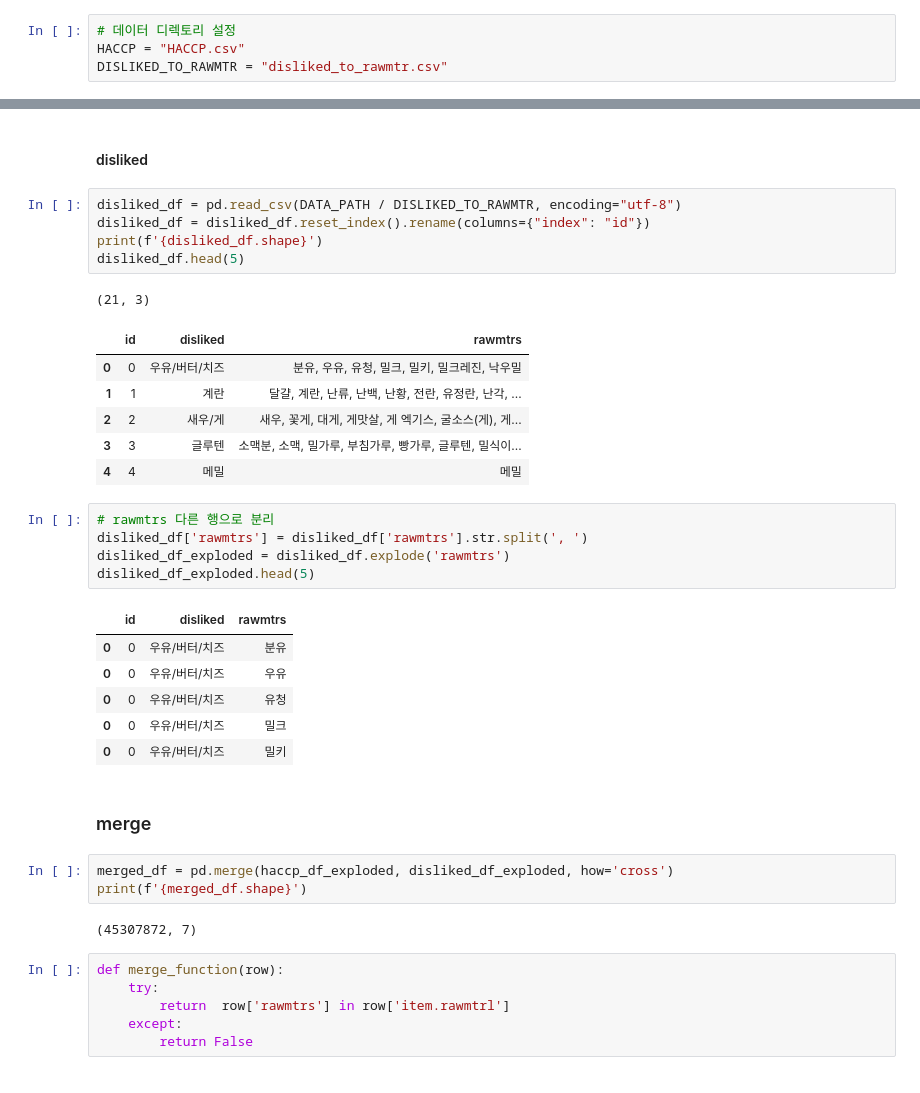
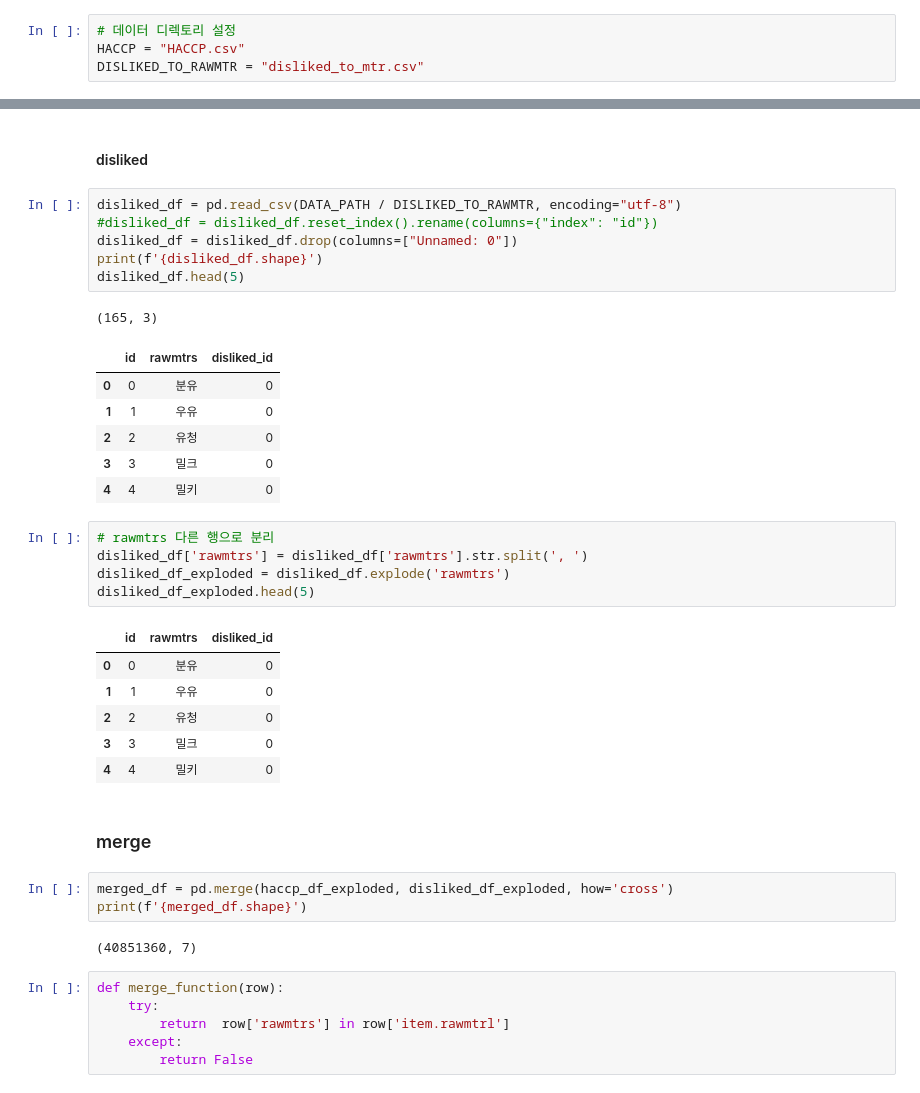
Before and after one commit to songahh/KOFOOS, a Jupyter notebook: data/rawmtr/rawmtr.ipynb, the cells around one changed output, grey strips where cells are left out. Drawn from its saved outputs; the diff is of its cells as text.

```diff
--- a/data/rawmtr/rawmtr.ipynb
+++ b/data/rawmtr/rawmtr.ipynb
@@ -48,7 +75,7 @@ search(pname="게", exclude=None)
 # %%
 # 데이터 디렉토리 설정
 HACCP = "HACCP.csv"
-DISLIKED_TO_RAWMTR = "disliked_to_rawmtr.csv"
+DISLIKED_TO_RAWMTR = "disliked_to_mtr.csv"
 # %%
 # haccp dataframe 열기
 haccp_df = pd.read_csv(DATA_PATH / HACCP, encoding="utf-8")
@@ -80,36 +107,37 @@ haccp_df_exploded.head(5)
 #### disliked
 # %%
 disliked_df = pd.read_csv(DATA_PATH / DISLIKED_TO_RAWMTR, encoding="utf-8")
-disliked_df = disliked_df.reset_index().rename(columns={"index": "id"})
+#disliked_df = disliked_df.reset_index().rename(columns={"index": "id"})
+disliked_df = disliked_df.drop(columns=["Unnamed: 0"])
 print(f'{disliked_df.shape}')
 disliked_df.head(5)
 # %% [output]
-(21, 3)
+(165, 3)
-|  | id | disliked | rawmtrs |
-| 0 | 0 | 우유/버터/치즈 | 분유, 우유, 유청, 밀크, 밀키, 밀크레진, 낙우밀 |
-| 1 | 1 | 계란 | 달걀, 계란, 난류, 난백, 난황, 전란, 유정란, 난각, ... |
-| 2 | 2 | 새우/게 | 새우, 꽃게, 대게, 게맛살, 게 엑기스, 굴소스(게), 게... |
-| 3 | 3 | 글루텐 | 소맥분, 소맥, 밀가루, 부침가루, 빵가루, 글루텐, 밀식이... |
-| 4 | 4 | 메밀 | 메밀 |
+|  | id | rawmtrs | disliked_id |
+| 0 | 0 | 분유 | 0 |
+| 1 | 1 | 우유 | 0 |
+| 2 | 2 | 유청 | 0 |
+| 3 | 3 | 밀크 | 0 |
+| 4 | 4 | 밀키 | 0 |
 # %%
 # rawmtrs 다른 행으로 분리
 disliked_df['rawmtrs'] = disliked_df['rawmtrs'].str.split(', ')
 disliked_df_exploded = disliked_df.explode('rawmtrs')
 disliked_df_exploded.head(5)
 # %% [output]
-|  | id | disliked | rawmtrs |
-| 0 | 0 | 우유/버터/치즈 | 분유 |
-| 0 | 0 | 우유/버터/치즈 | 우유 |
-| 0 | 0 | 우유/버터/치즈 | 유청 |
-| 0 | 0 | 우유/버터/치즈 | 밀크 |
-| 0 | 0 | 우유/버터/치즈 | 밀키 |
+|  | id | rawmtrs | disliked_id |
+| 0 | 0 | 분유 | 0 |
+| 1 | 1 | 우유 | 0 |
+| 2 | 2 | 유청 | 0 |
+| 3 | 3 | 밀크 | 0 |
+| 4 | 4 | 밀키 | 0 |
 # %% [markdown]
 ### merge
 # %%
 merged_df = pd.merge(haccp_df_exploded, disliked_df_exploded, how='cross')
 print(f'{merged_df.shape}')
 # %% [output]
-(45307872, 7)
+(40851360, 7)
 # %%
 def merge_function(row):
     try:
```
Also changed, not shown: parts of 3 cells of this notebook, 2 other files.
